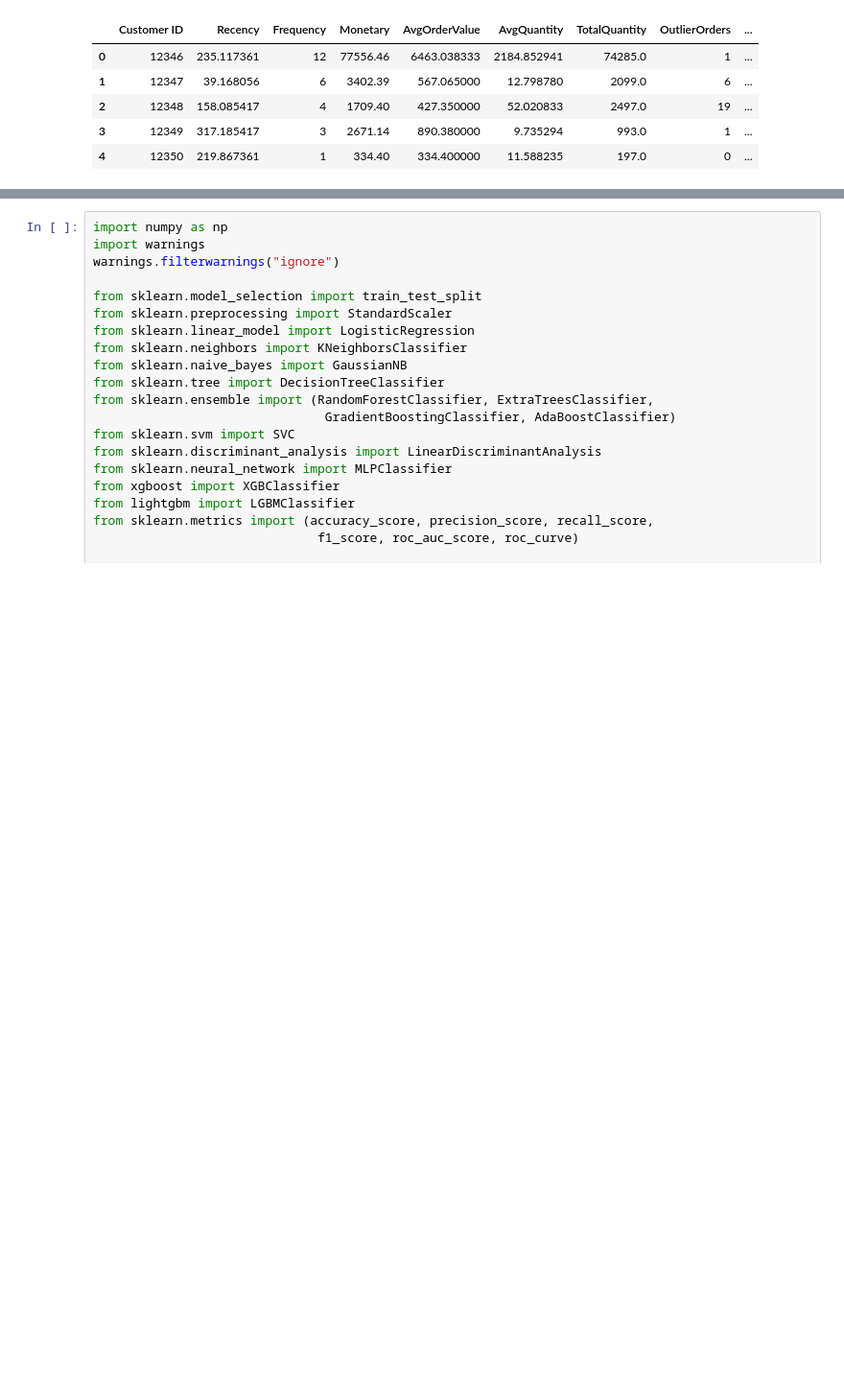
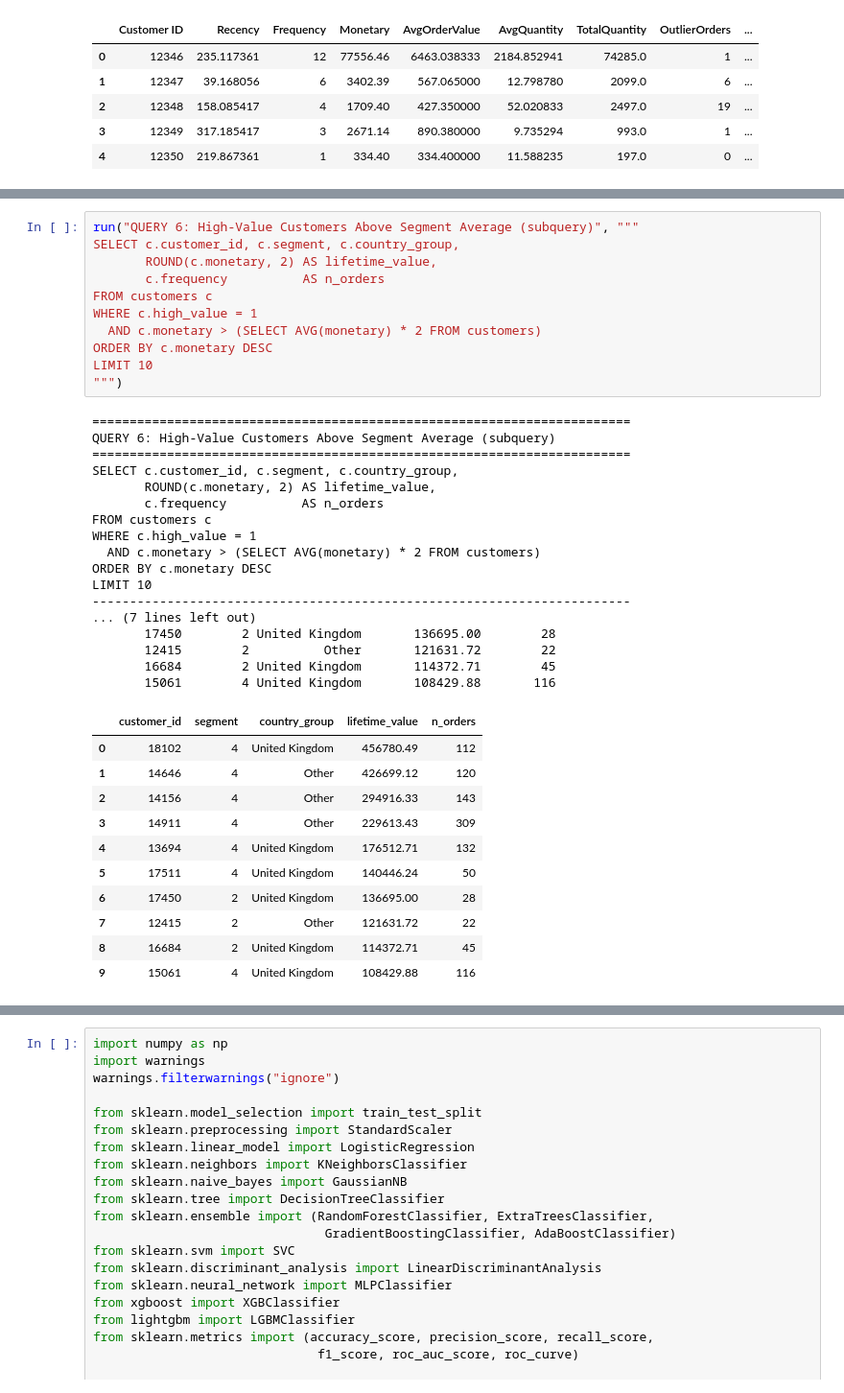
Before and after one commit to littlestuart07/Online-Retail-Analytics-Project, a Jupyter notebook: Digital Assignment 2/DA2_ML_Models.ipynb, the cells around one changed output, grey strips where cells are left out. Shown at 96% size. Cells and saved outputs as stored; diff of their text form; blank space fills up the shorter version.

```diff
--- a/Digital Assignment 2/DA2_ML_Models.ipynb
+++ b/Digital Assignment 2/DA2_ML_Models.ipynb
@@ -25,0 +271,40 @@ Retrieved 5281 rows, 13 columns
+# %%
+run("QUERY 6: High-Value Customers Above Segment Average (subquery)", """
+SELECT c.customer_id, c.segment, c.country_group,
+       ROUND(c.monetary, 2) AS lifetime_value,
+       c.frequency          AS n_orders
+FROM customers c
+WHERE c.high_value = 1
+  AND c.monetary > (SELECT AVG(monetary) * 2 FROM customers)
+ORDER BY c.monetary DESC
+LIMIT 10
+""")
+# %% [output]
+========================================================================
+QUERY 6: High-Value Customers Above Segment Average (subquery)
+========================================================================
+SELECT c.customer_id, c.segment, c.country_group,
+       ROUND(c.monetary, 2) AS lifetime_value,
+       c.frequency          AS n_orders
+FROM customers c
+WHERE c.high_value = 1
+  AND c.monetary > (SELECT AVG(monetary) * 2 FROM customers)
+ORDER BY c.monetary DESC
+LIMIT 10
+------------------------------------------------------------------------
+... (7 lines left out)
+       17450        2 United Kingdom       136695.00        28
+       12415        2          Other       121631.72        22
+       16684        2 United Kingdom       114372.71        45
+       15061        4 United Kingdom       108429.88       116
+|  | customer_id | segment | country_group | lifetime_value | n_orders |
+| 0 | 18102 | 4 | United Kingdom | 456780.49 | 112 |
+| 1 | 14646 | 4 | Other | 426699.12 | 120 |
+| 2 | 14156 | 4 | Other | 294916.33 | 143 |
+| 3 | 14911 | 4 | Other | 229613.43 | 309 |
+| 4 | 13694 | 4 | United Kingdom | 176512.71 | 132 |
+| 5 | 17511 | 4 | United Kingdom | 140446.24 | 50 |
+| 6 | 17450 | 2 | United Kingdom | 136695.00 | 28 |
+| 7 | 12415 | 2 | Other | 121631.72 | 22 |
+| 8 | 16684 | 2 | United Kingdom | 114372.71 | 45 |
+| 9 | 15061 | 4 | United Kingdom | 108429.88 | 116 |
```
Also changed, not shown: parts of 47 cells of this notebook.
